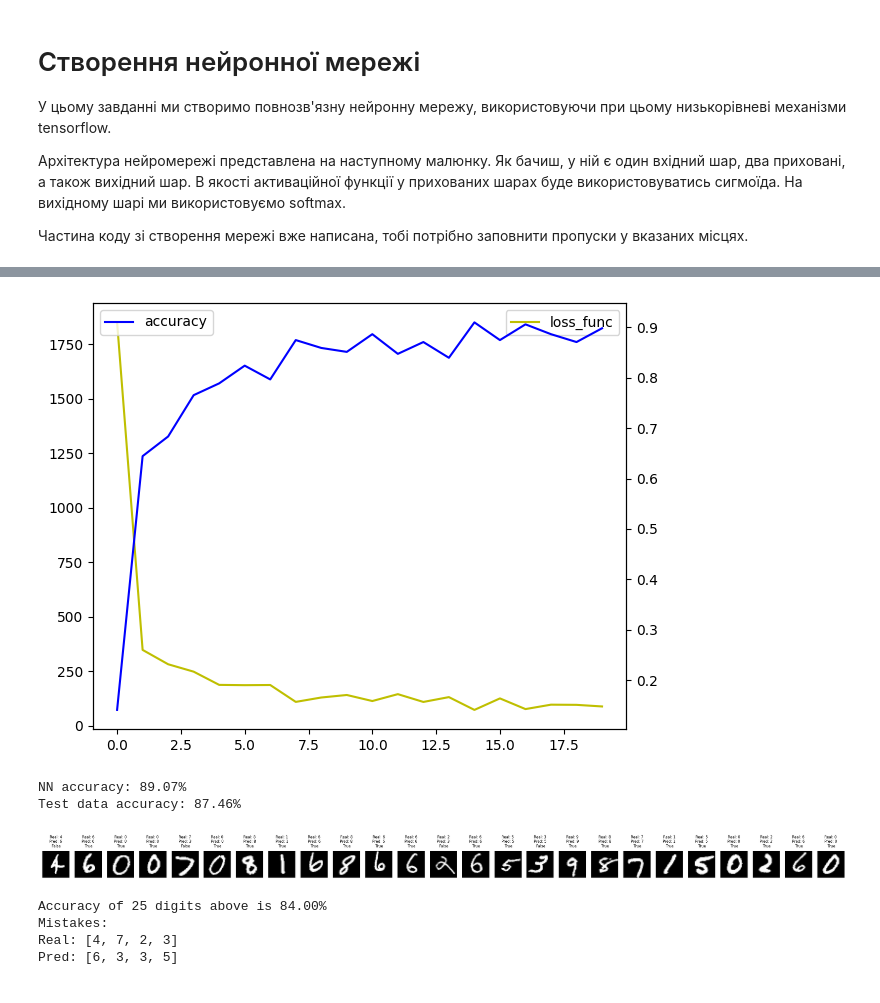
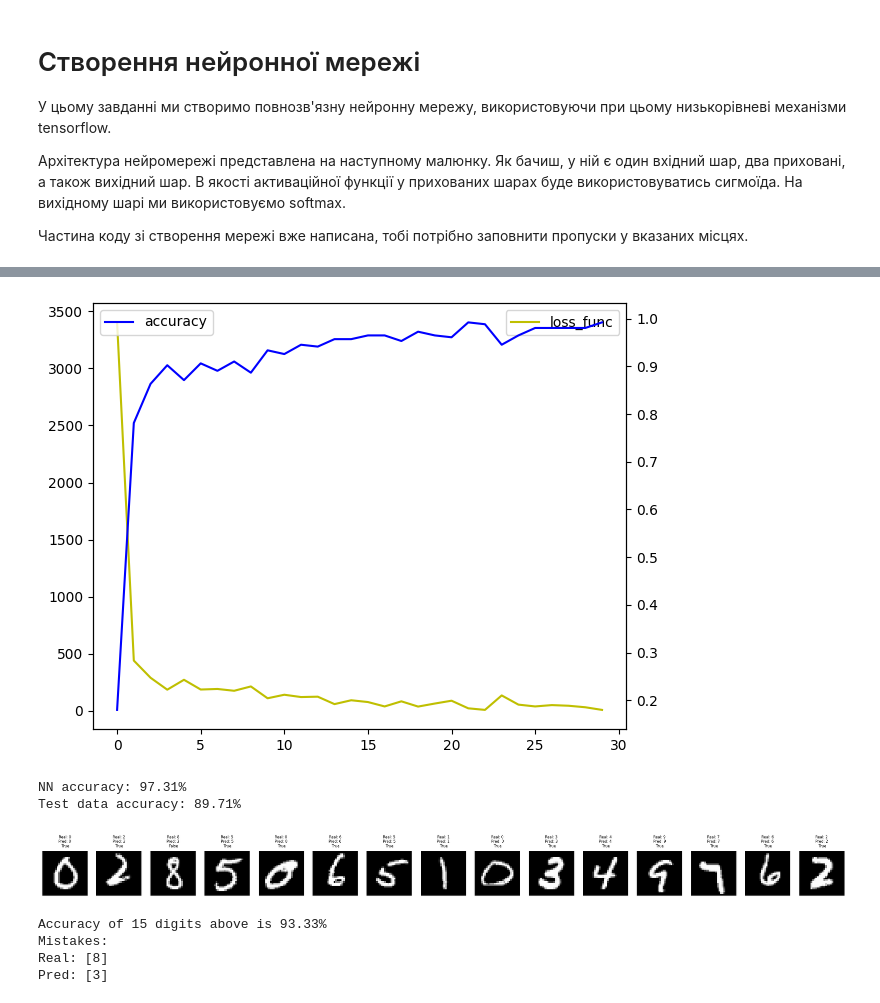
Before and after one commit to anton-akulenko/HW02-DS, a Jupyter notebook: DS_HW_8(NN).ipynb, the cells around one changed output, grey strips where cells are left out. Saved outputs shown, nothing was run; the diff lists cells and outputs as text; code cells hidden in the pictures.

Commit message:
Neural Network tensorflow (OCR digits)

```diff
--- a/DS_HW_8(NN).ipynb
+++ b/DS_HW_8(NN).ipynb
@@ -34,12 +34,12 @@ num_classes = 10 # загальна кількість класів, у нашо
 num_features = 784 # кількість атрибутів вхідного вектора 28 * 28 = 784
 
 learning_rate = 0.0007 #0.001 швидкість навчання нейронної мережі
-training_steps = 2000 #3000 максимальне число епох
+training_steps = 3000 #3000 максимальне число епох
 batch_size = 256 #256 # перераховувати ваги мережі ми будемо не на всій вибірці, а на її випадковій підмножині з batch_size елементів
 display_step = 100 # кожні 100 ітерацій ми будемо показувати поточне значення функції втрат і точності
 
-n_hidden_1 = 128 # кількість нейронів 1-го шару
-n_hidden_2 = 256 # кількість нейронів 2-го шару
+n_hidden_1 = 500 # кількість нейронів 1-го шару
+n_hidden_2 = 1000 # кількість нейронів 2-го шару
 # %%
 # from tensorflow.keras.datasets import mnist
 from keras.datasets import mnist
@@ -194,15 +191,15 @@ plt.legend()
 plt.tight_layout()
 plt.show()
 # %% [output]
-[figure, old version]
+[figure, new version]
 # %%
 neural_net_accuracy = accuracy(neural_net(x_train), y_train)
 print(f"NN accuracy: {neural_net_accuracy*100:.2f}%")
 test_pred = neural_net(x_test)
 print(f"Test data accuracy: {accuracy(test_pred, y_test)*100:.2f}%")
 # %% [output]
-NN accuracy: 89.07%
-Test data accuracy: 87.46%
+NN accuracy: 97.31%
+Test data accuracy: 89.71%
 # %%
 # Протестуємо навчену нейромережу на 10 зображеннях. З тестової вибірки візьми 5
 # випадкових зображень і передай їх у нейронну мережу.
@@ -210,36 +207,36 @@ Test data accuracy: 87.46%
 # Зроби висновок про те, чи помиляється твоя нейронна мережа, і якщо так, то як часто?
 
 import random
-test_examples =25
+test_examples =15
 random_indices = random.sample(range(len(x_test)), test_examples)
 test_images = x_test[random_indices]
 test_labels = y_test[random_indices]
 
 # Прогнозуємо класи для вибраних зображень
 predictions = neural_net(test_images)
 predicted_labels = tf.argmax(predictions, axis=1).numpy()
 
 # Виведемо зображення та випишемо поруч відповідь нейромережі
 plt.figure(figsize=(24, 6))
 d, pr = [], []
 for i in range(test_examples):
     plt.subplot(1, test_examples, i + 1)
     plt.imshow(test_images[i].reshape((28, 28)), cmap='gray')
     if test_labels[i] - predicted_labels[i] != 0:
       d.append(test_labels[i]), pr.append(predicted_labels[i])
     plt.title(f"Real: {test_labels[i]}\nPred: {predicted_labels[i]}\n {False if test_labels[i] - predicted_labels[i] != 0 else True}", fontsize = 6)
     plt.axis('off')
 
 plt.show()
 
 # Порівняємо прогнози з правильними мітками та обчислимо точність
 correct_predictions = (predicted_labels == test_labels)
 accuracy = sum(correct_predictions) / len(correct_predictions)
 print(f"Accuracy of {test_examples} digits above is {accuracy * 100:.2f}%")
 print(f"Mistakes: \nReal: \033[92m{d}\033[0m \nPred: \033[91m{pr}\033[0m")
 # %% [output]
-[figure, old version]
+[figure, new version]
-Accuracy of 25 digits above is 84.00%
+Accuracy of 15 digits above is 93.33%
 Mistakes:
-Real: [4, 7, 2, 3]
-Pred: [6, 3, 3, 5]
+Real: [8]
+Pred: [3]
```
Also changed, not shown: parts of 1 cell of this notebook.
